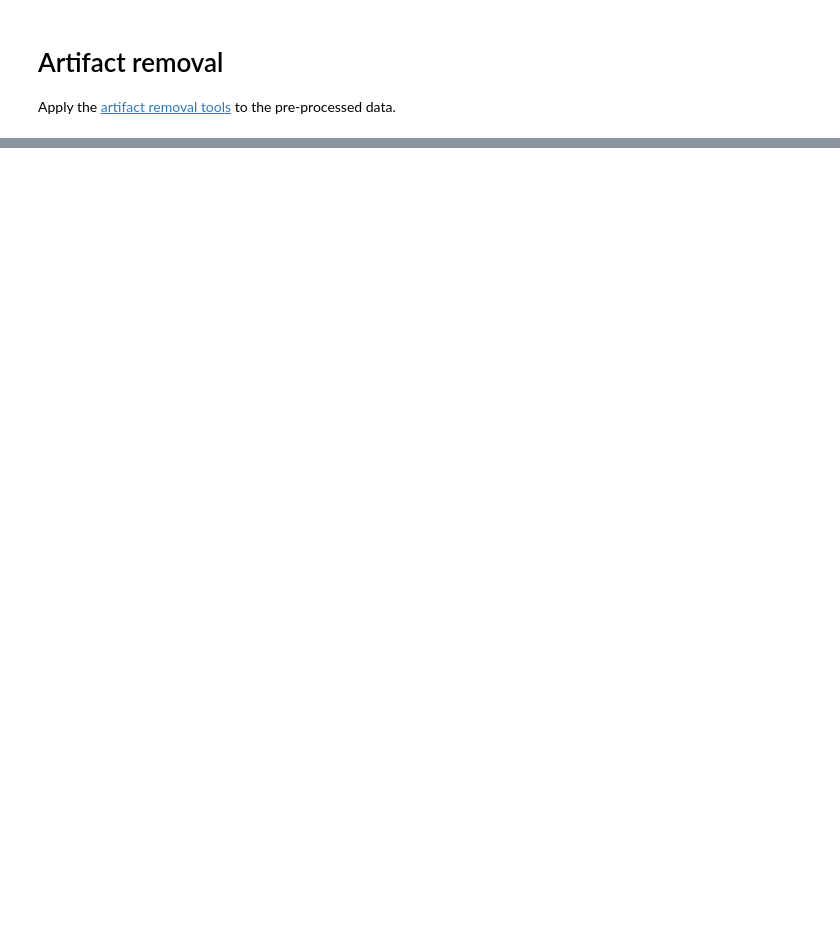
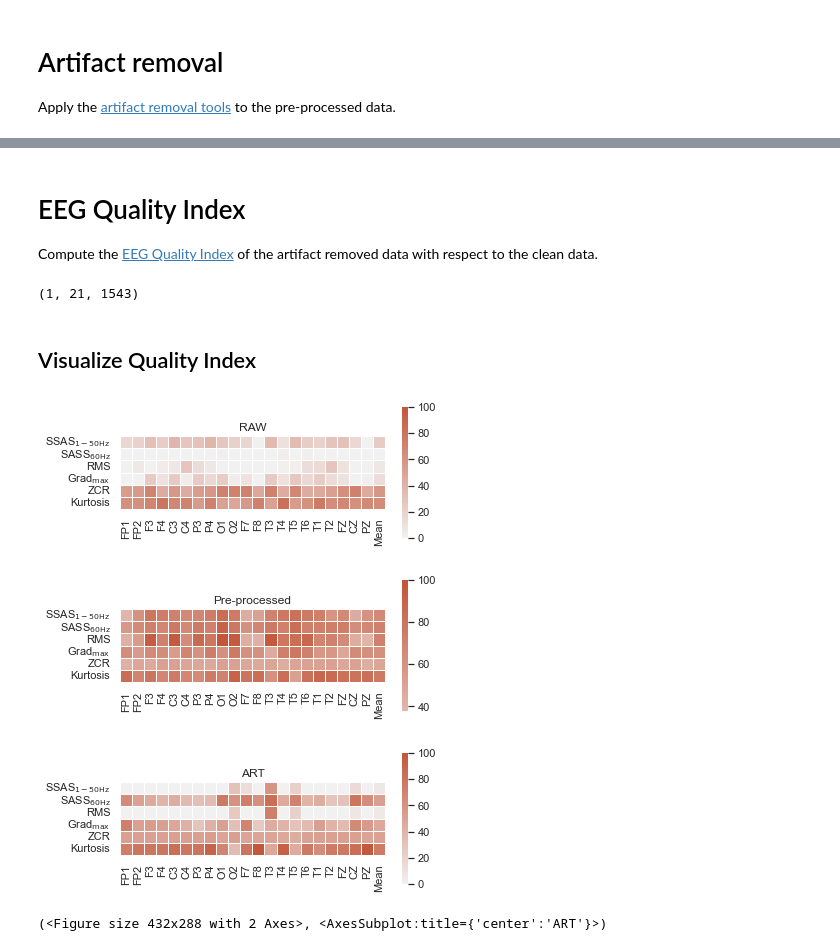
Before and after one commit to danielcomaduran/artifact-removal-tool-validation, a Jupyter notebook: Notebooks/02_Temple_Validation.ipynb, the cells around one changed output, grey strips where cells are left out. Drawn from its saved outputs; the diff is of its cells as text; code cells hidden in the pictures; blank space fills up the shorter version.

```diff
--- a/Notebooks/02_Temple_Validation.ipynb
+++ b/Notebooks/02_Temple_Validation.ipynb
@@ -163,0 +219,8 @@ Apply the [artifact removal tools](../Functions/artifact_removal_tools.py) to th
+# %% [markdown]
+# EEG Quality Index
+
+Compute the [EEG Quality Index](../Functions/eeg_quality_index.py) of the artifact removed data with respect to the clean data.
+# %%
+np.shape(eye_clean[0])
+# %% [output]
+(1, 21, 1543)
@@ -163,0 +295,11 @@ Apply the [artifact removal tools](../Functions/artifact_removal_tools.py) to th
+# %% [markdown]
+## Visualize Quality Index
+# %%
+eeg_quality_index.heatmap(cp_eye_raw, chans=eeg_valid_chans.tolist(), title="RAW")
+eeg_quality_index.heatmap(cp_eye_pre, chans=eeg_valid_chans.tolist(), title="Pre-processed")
+eeg_quality_index.heatmap(cp_eye_art, chans=eeg_valid_chans.tolist(), title="ART")
+# %% [output]
+[figure, added]
+[figure, added]
+[figure, added]
+(<Figure size 432x288 with 2 Axes>, <AxesSubplot:title={'center':'ART'}>)
```
Also changed, not shown: parts of 4 cells of this notebook.
